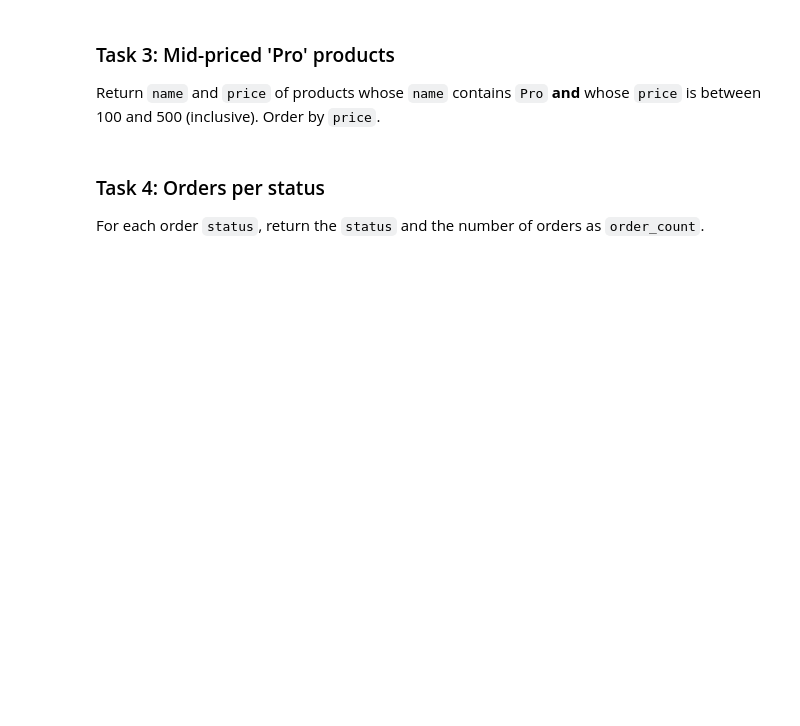
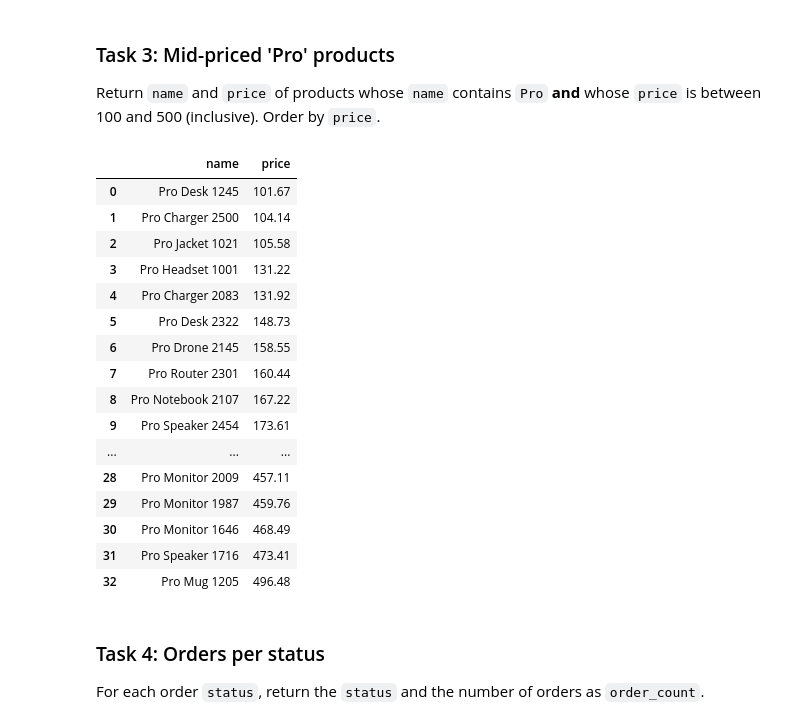
Before and after one commit to Andrey9417/sql-tasks, a Jupyter notebook: tasks.ipynb, the cells around one changed output. Cells and saved outputs as stored; diff of their text form; code cells hidden in the pictures; blank space fills up the shorter version.

```diff
--- a/tasks.ipynb
+++ b/tasks.ipynb
@@ -106,9 +136,29 @@ run_query(task_02)
 Return `name` and `price` of products whose `name` contains `Pro` **and** whose `price` is between 100 and 500 (inclusive). Order by `price`.
 # %%
 task_03 = """
--- TODO: write your SQL query here
+SELECT name, price FROM products
+WHERE name LIKE '%Pro%' AND price BETWEEN 100 AND 500
+ORDER BY price
 """
 run_query(task_03)
+# %% [output]
+|  | name | price |
+| 0 | Pro Desk 1245 | 101.67 |
+| 1 | Pro Charger 2500 | 104.14 |
+| 2 | Pro Jacket 1021 | 105.58 |
+| 3 | Pro Headset 1001 | 131.22 |
+| 4 | Pro Charger 2083 | 131.92 |
+| 5 | Pro Desk 2322 | 148.73 |
+| 6 | Pro Drone 2145 | 158.55 |
+| 7 | Pro Router 2301 | 160.44 |
+| 8 | Pro Notebook 2107 | 167.22 |
+| 9 | Pro Speaker 2454 | 173.61 |
+| ... | ... | ... |
+| 28 | Pro Monitor 2009 | 457.11 |
+| 29 | Pro Monitor 1987 | 459.76 |
+| 30 | Pro Monitor 1646 | 468.49 |
+| 31 | Pro Speaker 1716 | 473.41 |
+| 32 | Pro Mug 1205 | 496.48 |
 # %% [markdown]
 ### Task 4: Orders per status
 
```
Also changed, not shown: parts of 20 cells of this notebook.
